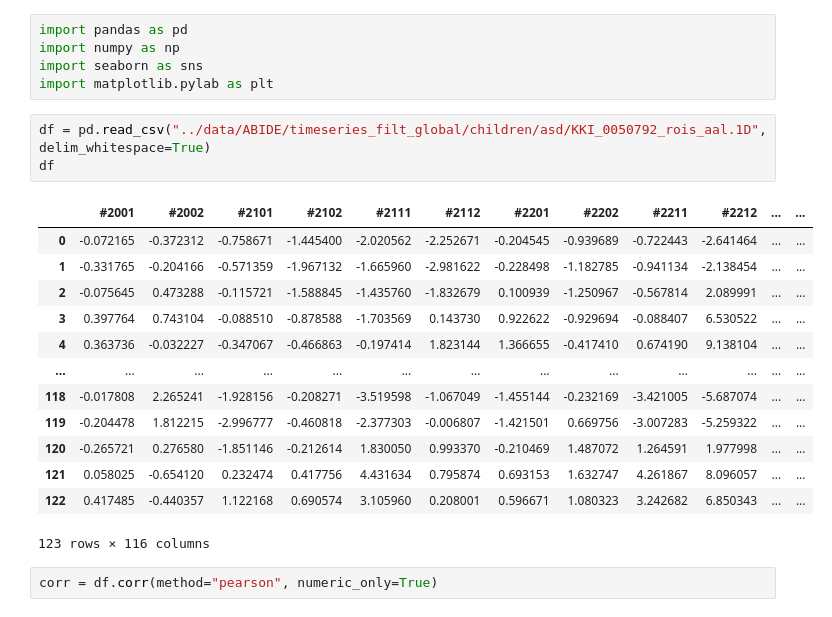
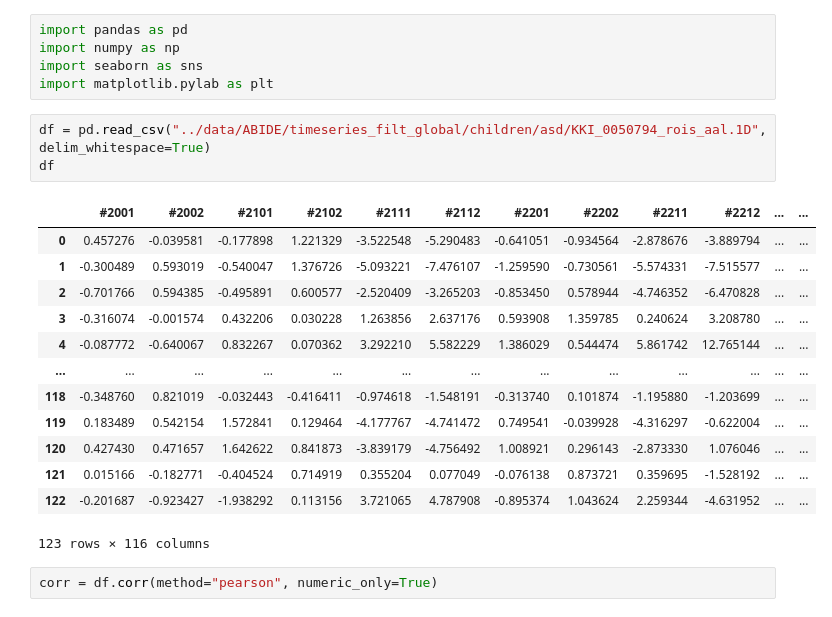
Before and after one commit to keanelekenns/brain-network-classification, a Jupyter notebook: scripts/pearson_correlation.ipynb, the cells around one changed output. Cells and saved outputs as stored; diff of their text form.

```diff
--- a/scripts/pearson_correlation.ipynb
+++ b/scripts/pearson_correlation.ipynb
@@ -4,21 +4,21 @@ import numpy as np
 import seaborn as sns
 import matplotlib.pylab as plt
 # %%
-df = pd.read_csv("../data/ABIDE/timeseries_filt_global/children/asd/KKI_0050792_rois_aal.1D", delim_whitespace=True)
+df = pd.read_csv("../data/ABIDE/timeseries_filt_global/children/asd/KKI_0050794_rois_aal.1D", delim_whitespace=True)
 df
 # %% [output]
 |  | #2001 | #2002 | #2101 | #2102 | #2111 | #2112 | #2201 | #2202 | #2211 | #2212 | ... | ... |
-| 0 | -0.072165 | -0.372312 | -0.758671 | -1.445400 | -2.020562 | -2.252671 | -0.204545 | -0.939689 | -0.722443 | -2.641464 | ... | ... |
-| 1 | -0.331765 | -0.204166 | -0.571359 | -1.967132 | -1.665960 | -2.981622 | -0.228498 | -1.182785 | -0.941134 | -2.138454 | ... | ... |
-| 2 | -0.075645 | 0.473288 | -0.115721 | -1.588845 | -1.435760 | -1.832679 | 0.100939 | -1.250967 | -0.567814 | 2.089991 | ... | ... |
-| 3 | 0.397764 | 0.743104 | -0.088510 | -0.878588 | -1.703569 | 0.143730 | 0.922622 | -0.929694 | -0.088407 | 6.530522 | ... | ... |
-| 4 | 0.363736 | -0.032227 | -0.347067 | -0.466863 | -0.197414 | 1.823144 | 1.366655 | -0.417410 | 0.674190 | 9.138104 | ... | ... |
+| 0 | 0.457276 | -0.039581 | -0.177898 | 1.221329 | -3.522548 | -5.290483 | -0.641051 | -0.934564 | -2.878676 | -3.889794 | ... | ... |
+| 1 | -0.300489 | 0.593019 | -0.540047 | 1.376726 | -5.093221 | -7.476107 | -1.259590 | -0.730561 | -5.574331 | -7.515577 | ... | ... |
+| 2 | -0.701766 | 0.594385 | -0.495891 | 0.600577 | -2.520409 | -3.265203 | -0.853450 | 0.578944 | -4.746352 | -6.470828 | ... | ... |
+| 3 | -0.316074 | -0.001574 | 0.432206 | 0.030228 | 1.263856 | 2.637176 | 0.593908 | 1.359785 | 0.240624 | 3.208780 | ... | ... |
+| 4 | -0.087772 | -0.640067 | 0.832267 | 0.070362 | 3.292210 | 5.582229 | 1.386029 | 0.544474 | 5.861742 | 12.765144 | ... | ... |
 | ... | ... | ... | ... | ... | ... | ... | ... | ... | ... | ... | ... | ... |
-| 118 | -0.017808 | 2.265241 | -1.928156 | -0.208271 | -3.519598 | -1.067049 | -1.455144 | -0.232169 | -3.421005 | -5.687074 | ... | ... |
-| 119 | -0.204478 | 1.812215 | -2.996777 | -0.460818 | -2.377303 | -0.006807 | -1.421501 | 0.669756 | -3.007283 | -5.259322 | ... | ... |
-| 120 | -0.265721 | 0.276580 | -1.851146 | -0.212614 | 1.830050 | 0.993370 | -0.210469 | 1.487072 | 1.264591 | 1.977998 | ... | ... |
-| 121 | 0.058025 | -0.654120 | 0.232474 | 0.417756 | 4.431634 | 0.795874 | 0.693153 | 1.632747 | 4.261867 | 8.096057 | ... | ... |
-| 122 | 0.417485 | -0.440357 | 1.122168 | 0.690574 | 3.105960 | 0.208001 | 0.596671 | 1.080323 | 3.242682 | 6.850343 | ... | ... |
+| 118 | -0.348760 | 0.821019 | -0.032443 | -0.416411 | -0.974618 | -1.548191 | -0.313740 | 0.101874 | -1.195880 | -1.203699 | ... | ... |
+| 119 | 0.183489 | 0.542154 | 1.572841 | 0.129464 | -4.177767 | -4.741472 | 0.749541 | -0.039928 | -4.316297 | -0.622004 | ... | ... |
+| 120 | 0.427430 | 0.471657 | 1.642622 | 0.841873 | -3.839179 | -4.756492 | 1.008921 | 0.296143 | -2.873330 | 1.076046 | ... | ... |
+| 121 | 0.015166 | -0.182771 | -0.404524 | 0.714919 | 0.355204 | 0.077049 | -0.076138 | 0.873721 | 0.359695 | -1.528192 | ... | ... |
+| 122 | -0.201687 | -0.923427 | -1.938292 | 0.113156 | 3.721065 | 4.787908 | -0.895374 | 1.043624 | 2.259344 | -4.631952 | ... | ... |
 123 rows × 116 columns
 # %%
 corr = df.corr(method="pearson", numeric_only=True)
```
Also changed, not shown: parts of 8 cells of this notebook, 6 other files.
